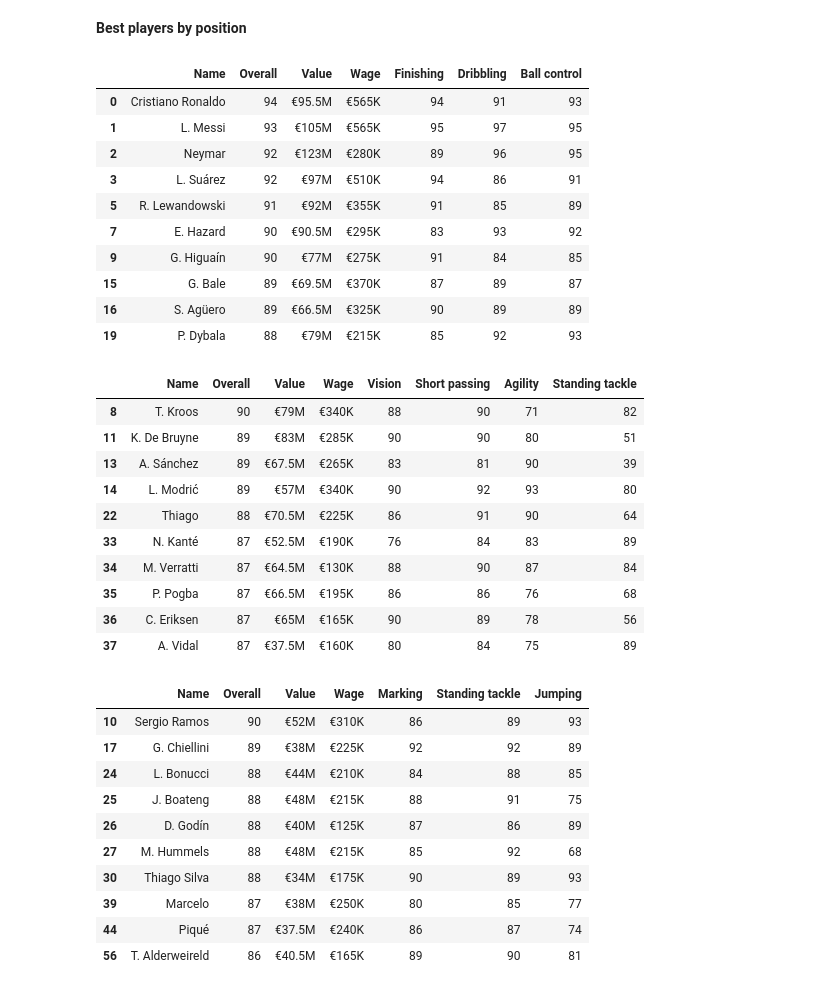
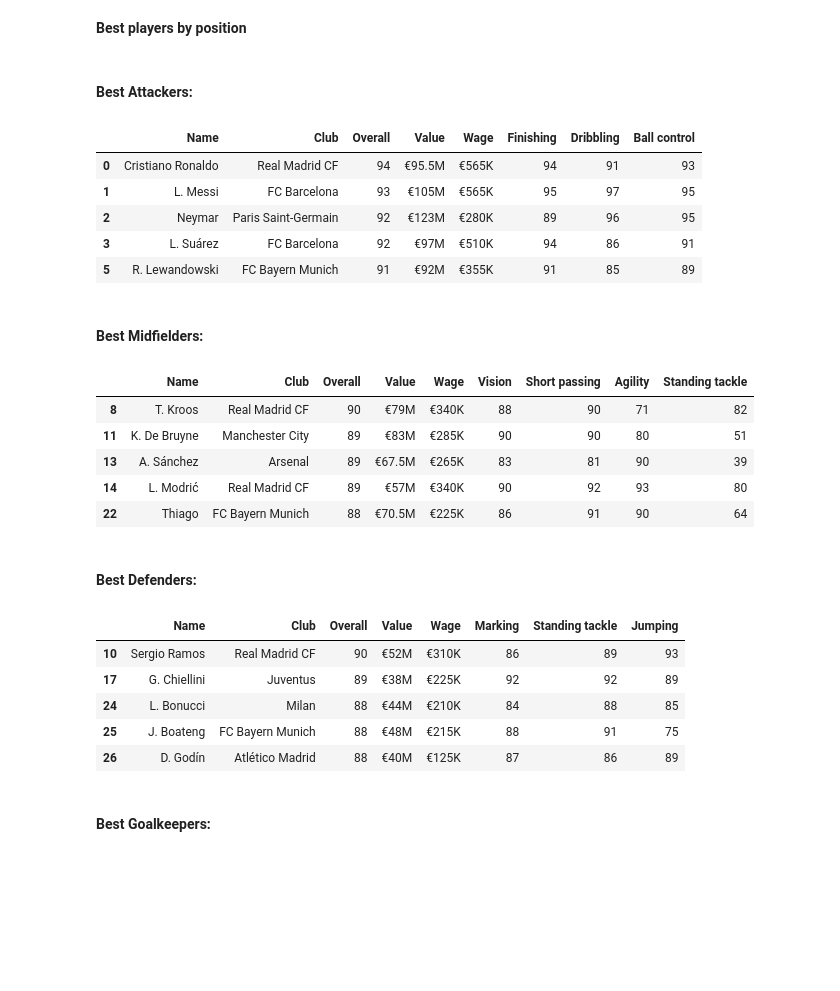
Before and after one commit to chineidu/Football_players, a Jupyter notebook: f_ballers.ipynb, the cells around one changed output. Saved outputs shown, nothing was run; the diff lists cells and outputs as text; code cells hidden in the pictures; blank space fills up the shorter version.

```diff
--- a/f_ballers.ipynb
+++ b/f_ballers.ipynb
@@ -172,50 +158,52 @@ df['Position'] = df['Preferred Positions'].apply(positions)
+# %% [markdown]
+<br>
+
+**Best Attackers:**
 # %%
 # Best Attackers
-df.loc[df['Position'] == 'Attacker', ['Name', 'Overall', 'Value', 'Wage', 'Finishing', 'Dribbling','Ball control']][:10]
+df.loc[df['Position'] == 'Attacker',
+       ['Name', 'Club', 'Overall', 'Value', 'Wage', 'Finishing', 'Dribbling','Ball control']][:5]
 # %% [output]
-|  | Name | Overall | Value | Wage | Finishing | Dribbling | Ball control |
-| 0 | Cristiano Ronaldo | 94 | €95.5M | €565K | 94 | 91 | 93 |
-| 1 | L. Messi | 93 | €105M | €565K | 95 | 97 | 95 |
-| 2 | Neymar | 92 | €123M | €280K | 89 | 96 | 95 |
-| 3 | L. Suárez | 92 | €97M | €510K | 94 | 86 | 91 |
-| 5 | R. Lewandowski | 91 | €92M | €355K | 91 | 85 | 89 |
-| 7 | E. Hazard | 90 | €90.5M | €295K | 83 | 93 | 92 |
-| 9 | G. Higuaín | 90 | €77M | €275K | 91 | 84 | 85 |
-| 15 | G. Bale | 89 | €69.5M | €370K | 87 | 89 | 87 |
-| 16 | S. Agüero | 89 | €66.5M | €325K | 90 | 89 | 89 |
-| 19 | P. Dybala | 88 | €79M | €215K | 85 | 92 | 93 |
+|  | Name | Club | Overall | Value | Wage | Finishing | Dribbling | Ball control |
+| 0 | Cristiano Ronaldo | Real Madrid CF | 94 | €95.5M | €565K | 94 | 91 | 93 |
+| 1 | L. Messi | FC Barcelona | 93 | €105M | €565K | 95 | 97 | 95 |
+| 2 | Neymar | Paris Saint-Germain | 92 | €123M | €280K | 89 | 96 | 95 |
+| 3 | L. Suárez | FC Barcelona | 92 | €97M | €510K | 94 | 86 | 91 |
+| 5 | R. Lewandowski | FC Bayern Munich | 91 | €92M | €355K | 91 | 85 | 89 |
+# %% [markdown]
+<br>
+
+**Best Midfielders:**
 # %%
 # Best Midfielders
 df.loc[df['Position'] == 'Midfielder',
-       ['Name', 'Overall', 'Value', 'Wage', 'Vision', 'Short passing', 'Agility', 'Standing tackle']][:10]
+       ['Name', 'Club', 'Overall', 'Value', 'Wage', 'Vision', 'Short passing', 'Agility', 'Standing tackle']][:5]
 # %% [output]
-|  | Name | Overall | Value | Wage | Vision | Short passing | Agility | Standing tackle |
-| 8 | T. Kroos | 90 | €79M | €340K | 88 | 90 | 71 | 82 |
-| 11 | K. De Bruyne | 89 | €83M | €285K | 90 | 90 | 80 | 51 |
-| 13 | A. Sánchez | 89 | €67.5M | €265K | 83 | 81 | 90 | 39 |
-| 14 | L. Modrić | 89 | €57M | €340K | 90 | 92 | 93 | 80 |
-| 22 | Thiago | 88 | €70.5M | €225K | 86 | 91 | 90 | 64 |
-| 33 | N. Kanté | 87 | €52.5M | €190K | 76 | 84 | 83 | 89 |
-| 34 | M. Verratti | 87 | €64.5M | €130K | 88 | 90 | 87 | 84 |
-| 35 | P. Pogba | 87 | €66.5M | €195K | 86 | 86 | 76 | 68 |
-| 36 | C. Eriksen | 87 | €65M | €165K | 90 | 89 | 78 | 56 |
-| 37 | A. Vidal | 87 | €37.5M | €160K | 80 | 84 | 75 | 89 |
+|  | Name | Club | Overall | Value | Wage | Vision | Short passing | Agility | Standing tackle |
+| 8 | T. Kroos | Real Madrid CF | 90 | €79M | €340K | 88 | 90 | 71 | 82 |
+| 11 | K. De Bruyne | Manchester City | 89 | €83M | €285K | 90 | 90 | 80 | 51 |
+| 13 | A. Sánchez | Arsenal | 89 | €67.5M | €265K | 83 | 81 | 90 | 39 |
+| 14 | L. Modrić | Real Madrid CF | 89 | €57M | €340K | 90 | 92 | 93 | 80 |
+| 22 | Thiago | FC Bayern Munich | 88 | €70.5M | €225K | 86 | 91 | 90 | 64 |
+# %% [markdown]
+<br>
+
+**Best Defenders:**
 # %%
 # Best Defenders
 df.loc[df['Position'] == 'Defender',
-       ['Name', 'Overall', 'Value', 'Wage', 'Marking', 'Standing tackle', 'Jumping',]][:10]
+       ['Name', 'Club', 'Overall', 'Value', 'Wage', 'Marking', 'Standing tackle', 'Jumping',]][:5]
 # %% [output]
-|  | Name | Overall | Value | Wage | Marking | Standing tackle | Jumping |
-| 10 | Sergio Ramos | 90 | €52M | €310K | 86 | 89 | 93 |
-| 17 | G. Chiellini | 89 | €38M | €225K | 92 | 92 | 89 |
-| 24 | L. Bonucci | 88 | €44M | €210K | 84 | 88 | 85 |
-| 25 | J. Boateng | 88 | €48M | €215K | 88 | 91 | 75 |
-| 26 | D. Godín | 88 | €40M | €125K | 87 | 86 | 89 |
-| 27 | M. Hummels | 88 | €48M | €215K | 85 | 92 | 68 |
-| 30 | Thiago Silva | 88 | €34M | €175K | 90 | 89 | 93 |
-| 39 | Marcelo | 87 | €38M | €250K | 80 | 85 | 77 |
-| 44 | Piqué | 87 | €37.5M | €240K | 86 | 87 | 74 |
-| 56 | T. Alderweireld | 86 | €40.5M | €165K | 89 | 90 | 81 |
+|  | Name | Club | Overall | Value | Wage | Marking | Standing tackle | Jumping |
+| 10 | Sergio Ramos | Real Madrid CF | 90 | €52M | €310K | 86 | 89 | 93 |
+| 17 | G. Chiellini | Juventus | 89 | €38M | €225K | 92 | 92 | 89 |
+| 24 | L. Bonucci | Milan | 88 | €44M | €210K | 84 | 88 | 85 |
+| 25 | J. Boateng | FC Bayern Munich | 88 | €48M | €215K | 88 | 91 | 75 |
+| 26 | D. Godín | Atlético Madrid | 88 | €40M | €125K | 87 | 86 | 89 |
+# %% [markdown]
+<br>
+
+**Best Goalkeepers:**
 # %%
 # Best Goalkeepers
 df.loc[df['Position'] == 'Goalkeeper',
```
Also changed, not shown: parts of 28 cells of this notebook.
